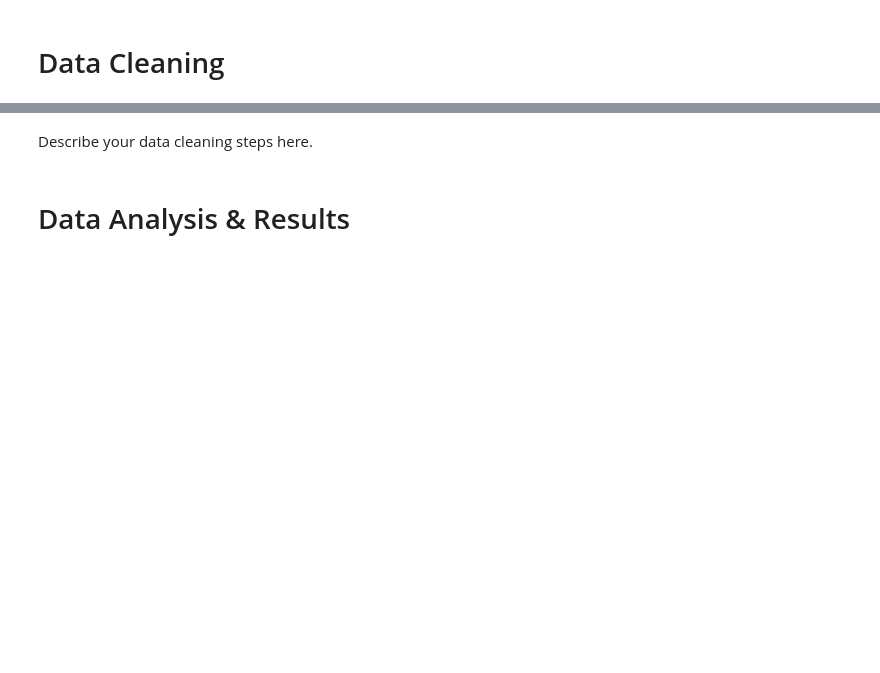
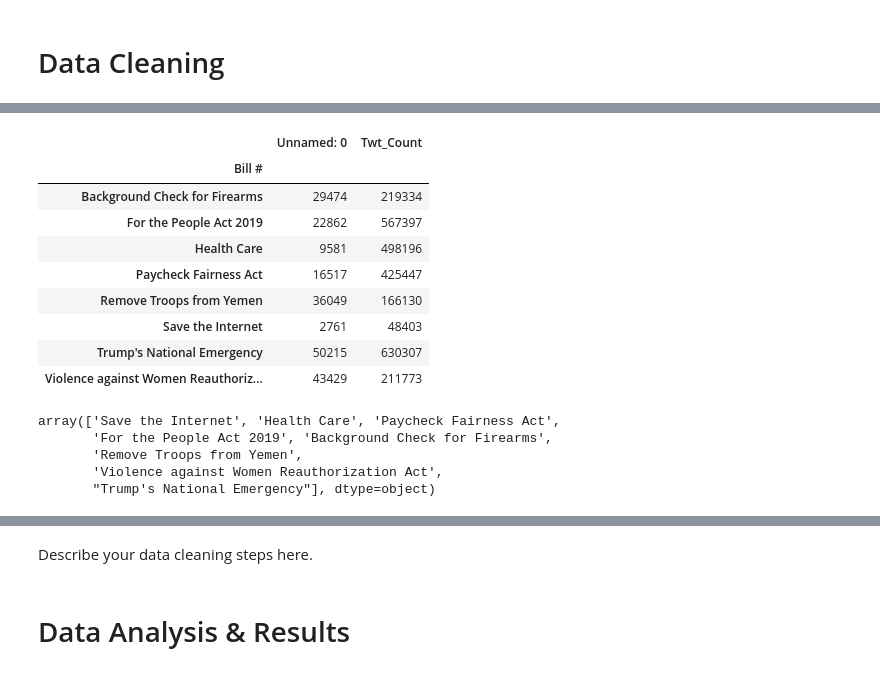
Before and after one commit to annsudhart/politician-tweet-analysis, a Jupyter notebook: data_collection.ipynb, the cells around one changed output, grey strips where cells are left out. Saved outputs shown, nothing was run; the diff lists cells and outputs as text; code cells hidden in the pictures; blank space fills up the shorter version.

```diff
--- a/data_collection.ipynb
+++ b/data_collection.ipynb
@@ -205,0 +267,21 @@ tweeters_df.to_csv('tweets_by_bill')
+# %%
+sum_R
+# %% [output]
+|  | Unnamed: 0 | Twt_Count |
+| Bill # |  |  |
+| Background Check for Firearms | 29474 | 219334 |
+| For the People Act 2019 | 22862 | 567397 |
+| Health Care | 9581 | 498196 |
+| Paycheck Fairness Act | 16517 | 425447 |
+| Remove Troops from Yemen | 36049 | 166130 |
+| Save the Internet | 2761 | 48403 |
+| Trump's National Emergency | 50215 | 630307 |
+| Violence against Women Reauthoriz... | 43429 | 211773 |
+# %%
+df['Bill #'].unique()
+# %% [output]
+array(['Save the Internet', 'Health Care', 'Paycheck Fairness Act',
+       'For the People Act 2019', 'Background Check for Firearms',
+       'Remove Troops from Yemen',
+       'Violence against Women Reauthorization Act',
+       "Trump's National Emergency"], dtype=object)
```
Also changed, not shown: parts of 12 cells of this notebook.
